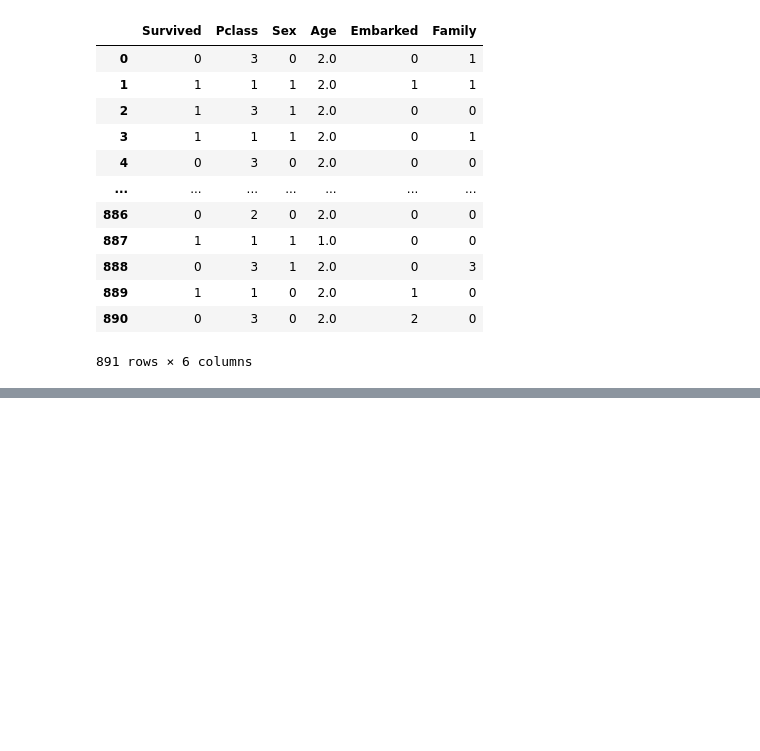
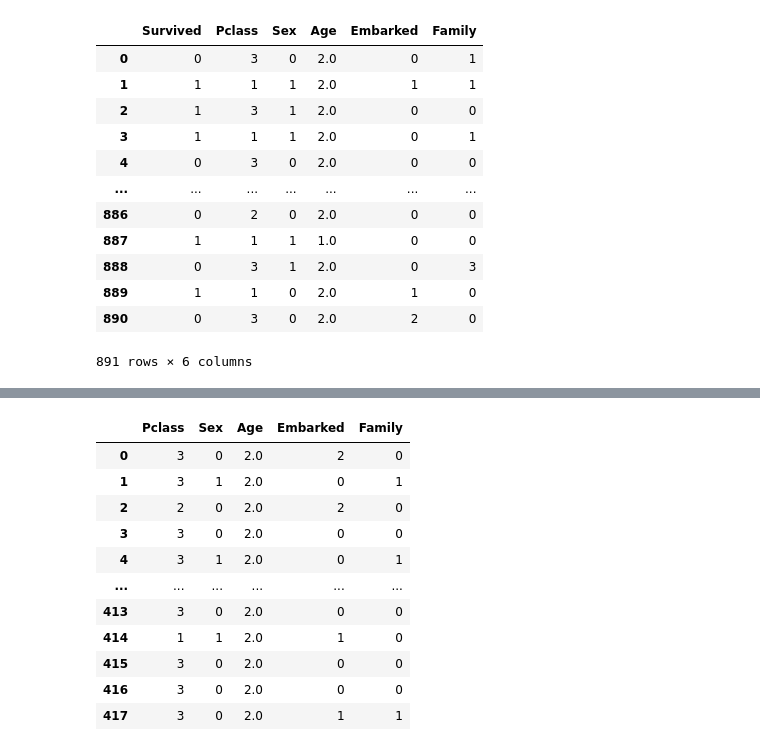
Before and after one commit to Souuul/numpy-pandas, a Jupyter notebook: titanic_logistic_regression.ipynb, the cells around one changed output, grey strips where cells are left out. Saved outputs shown, nothing was run; the diff lists cells and outputs as text; code cells hidden in the pictures; blank space fills up the shorter version.

```diff
--- a/titanic_logistic_regression.ipynb
+++ b/titanic_logistic_regression.ipynb
@@ -156,0 +156,90 @@ Accuracy : 0.7962003350257874
+# %%
+import numpy as np
+import pandas as pd
+import tensorflow as tf
+from sklearn import linear_model
+from scipy import stats
+from sklearn.preprocessing import MinMaxScaler
+import matplotlib.pyplot as plt
+
+
+# Raw Data Loading
+df = pd.read_csv('./data/Titanic/test.csv')
+# display(df)
+
+# 결측치 확인
+# df.isnull().sum()
+#Age            177
+#Cabin          687
+# Embarked         2
+
+# 이상치 확인
+# 성별 변경
+df['Sex'] = np.array(df['Sex'] == 'female', dtype = np.int32)
+# sex_mapping = {'male' : 0 , 'female': 1}
+# df['Sex'] = df['Sex'].map(sex_mapping) # python 의 map과 다른역할
+
+# family 열 추가
+df['Family'] = df['SibSp']|df['Parch']
+# df['Family'] = df['SibSp']+df['Parch']
+
+# Fare 는 그래도 사용
+
+# Ticket 삭제
+# P class 사용 삭제
+# Suvived 종속변수
+
+# Embarked 결측치 처리
+df['Embarked'] = df['Embarked'].fillna('Q') # fillna 원하는 값으로 채움
+
+# Age에 대한 결측치 처리
+df['Age'] = df['Age'].fillna(df['Age'].mean())
+
+# Embarked 숫자로 처리
+embarked_mapping = {'S' : 0 , 'C': 1, 'Q': 2}
+df['Embarked'] = df['Embarked'].map(embarked_mapping)
+
+# Age에 대해서 Binning 처리(Numerical value -> categorical value)
+df.loc[df['Age'] < 8, 'Age'] = 0
+df.loc[(df['Age'] >= 8) & (df['Age'] < 20), 'Age'] = 1
+df.loc[(df['Age'] >= 20) & (df['Age'] < 65), 'Age'] = 2
+df.loc[df['Age'] >= 65, 'Age'] = 4
+
+
+df.drop(['PassengerId','Name','Ticket','Cabin','SibSp','Fare','Parch'],axis =1, inplace = True)
+display(df)
+print(df.isnull().sum())
+
+
+test_data = df.values
+result = sess.run(H, feed_dict={X:test_data})
+
+result = sess.run(H>= 0.5, feed_dict={X:test_data})
+
+
+
+df_submission = pd.read_csv('./data/Titanic/gender_submission.csv')
+df_submission['Survived'] = result.astype(np.int32)
+df_submission.to_csv('./data/Titanic/gender_submission.csv', index = False)
+display(df_submission)
+
+
+
+# DataFrame.to_csv(path_or_buf=None, sep=',', na_rep='', float_format=None,
+#                  columns=None, header=True, index=True, index_label=None, mode='w',
+#                  encoding=None, compression='infer', quoting=None, quotechar='"',
+#                  line_terminator=None, chunksize=None, date_format=None,
+#                  doublequote=True, escapechar=None, decimal='.', errors='strict')[source]
+# %% [output]
+|  | Pclass | Sex | Age | Embarked | Family |
+| 0 | 3 | 0 | 2.0 | 2 | 0 |
+| 1 | 3 | 1 | 2.0 | 0 | 1 |
+| 2 | 2 | 0 | 2.0 | 2 | 0 |
+| 3 | 3 | 0 | 2.0 | 0 | 0 |
+| 4 | 3 | 1 | 2.0 | 0 | 1 |
+| ... | ... | ... | ... | ... | ... |
+| 413 | 3 | 0 | 2.0 | 0 | 0 |
+| 414 | 1 | 1 | 2.0 | 1 | 0 |
+| 415 | 3 | 0 | 2.0 | 0 | 0 |
+| 416 | 3 | 0 | 2.0 | 0 | 0 |
+| 417 | 3 | 0 | 2.0 | 1 | 1 |
```
Also changed, not shown: parts of 3 cells of this notebook, 8 other files.
